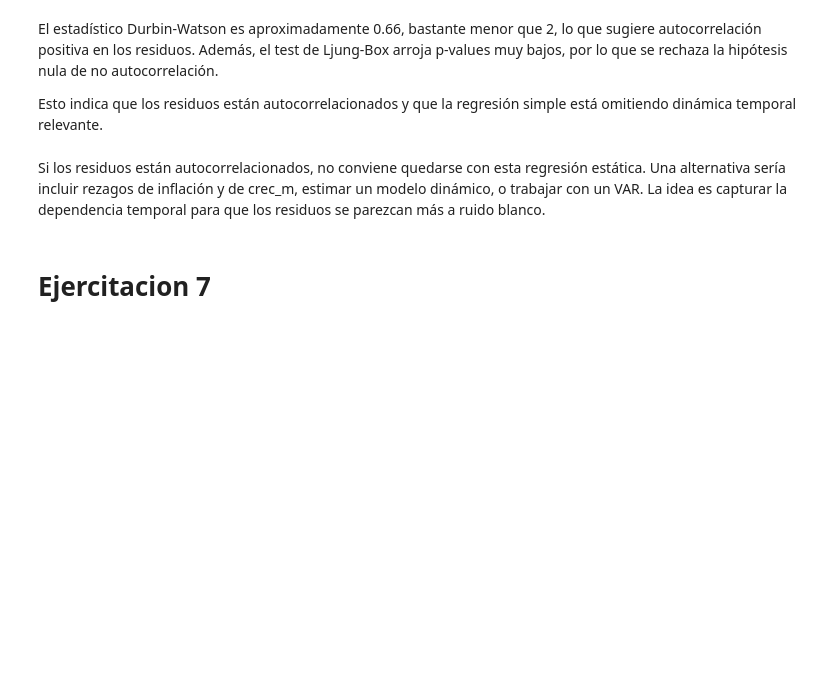
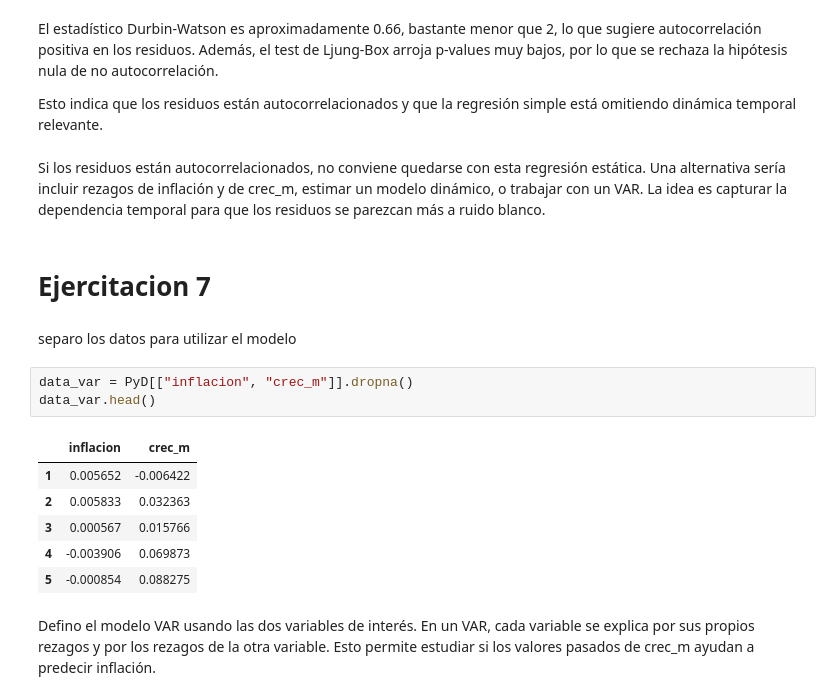
Before and after one commit to Bichogian/ESTOCASTICOS, a Jupyter notebook: Practicas_Resueltas/Respuestas_6.ipynb, the cells around one changed output. Saved outputs shown, nothing was run; the diff lists cells and outputs as text; blank space fills up the shorter version.

```diff
--- a/Practicas_Resueltas/Respuestas_6.ipynb
+++ b/Practicas_Resueltas/Respuestas_6.ipynb
@@ -398,3 +398,17 @@ Esto indica que los residuos están autocorrelacionados y que la regresión simp
 Si los residuos están autocorrelacionados, no conviene quedarse con esta regresión estática. Una alternativa sería incluir rezagos de inflación y de crec_m, estimar un modelo dinámico, o trabajar con un VAR. La idea es capturar la dependencia temporal para que los residuos se parezcan más a ruido blanco.
 # %% [markdown]
 # Ejercitacion 7
+# %% [markdown]
+separo los datos para utilizar el modelo
+# %%
+data_var = PyD[["inflacion", "crec_m"]].dropna()
+data_var.head()
+# %% [output]
+|  | inflacion | crec_m |
+| 1 | 0.005652 | -0.006422 |
+| 2 | 0.005833 | 0.032363 |
+| 3 | 0.000567 | 0.015766 |
+| 4 | -0.003906 | 0.069873 |
+| 5 | -0.000854 | 0.088275 |
+# %% [markdown]
+Defino el modelo VAR usando las dos variables de interés. En un VAR, cada variable se explica por sus propios rezagos y por los rezagos de la otra variable. Esto permite estudiar si los valores pasados de crec_m ayudan a predecir inflación.
```
Also changed, not shown: parts of 13 cells of this notebook, 16 other files.
